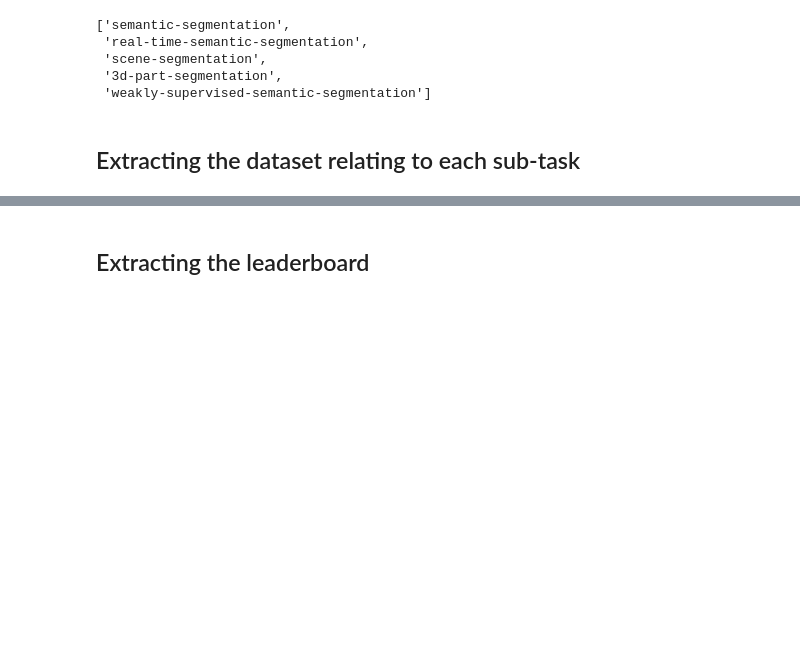
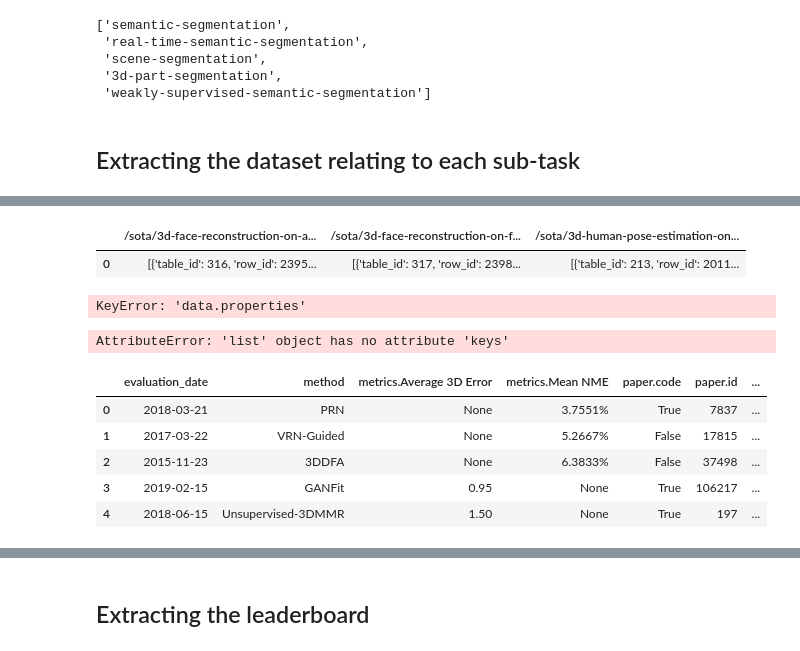
Before and after one commit to ndaly06/ml_optimisation, a Jupyter notebook: notebooks/pwcode_scraper.ipynb, the cells around one changed output, grey strips where cells are left out. Drawn from its saved outputs; the diff is of its cells as text; code cells hidden in the pictures; blank space fills up the shorter version.

```diff
--- a/notebooks/pwcode_scraper.ipynb
+++ b/notebooks/pwcode_scraper.ipynb
@@ -192,0 +551,33 @@ https://paperswithcode.com/task/image-classification
+# %%
+#
+xx = beddit_data = pd.io.json.json_normalize(d, record_prefix='data.', meta='_id')
+
+xx
+# %% [output]
+|  | /sota/3d-face-reconstruction-on-a... | /sota/3d-face-reconstruction-on-f... | /sota/3d-human-pose-estimation-on... |
+| 0 | [{'table_id': 316, 'row_id': 2395... | [{'table_id': 317, 'row_id': 2398... | [{'table_id': 213, 'row_id': 2011... |
+# %%
+x3 = xx['data.properties'].apply(pd.Series)
+
+x3
+# %% [output]
+KeyError: 'data.properties'
+# %%
+# x = json_normalize(data[0]['metrics'])
+
+# x.head()
+
+data.keys
+# %% [output]
+AttributeError: 'list' object has no attribute 'keys'
+# %%
+y = json_normalize(data[1])
+
+y.head()
+# %% [output]
+|  | evaluation_date | method | metrics.Average 3D Error | metrics.Mean NME | paper.code | paper.id | ... |
+| 0 | 2018-03-21 | PRN | None | 3.7551% | True | 7837 | ... |
+| 1 | 2017-03-22 | VRN-Guided | None | 5.2667% | False | 17815 | ... |
+| 2 | 2015-11-23 | 3DDFA | None | 6.3833% | False | 37498 | ... |
+| 3 | 2019-02-15 | GANFit | 0.95 | None | True | 106217 | ... |
+| 4 | 2018-06-15 | Unsupervised-3DMMR | 1.50 | None | True | 197 | ... |
```
Also changed, not shown: parts of 29 cells of this notebook.
